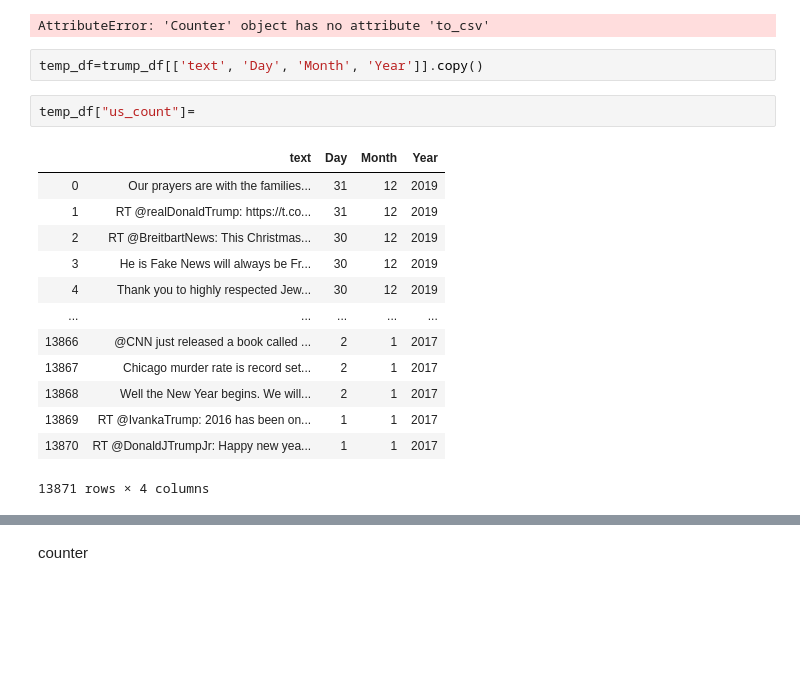
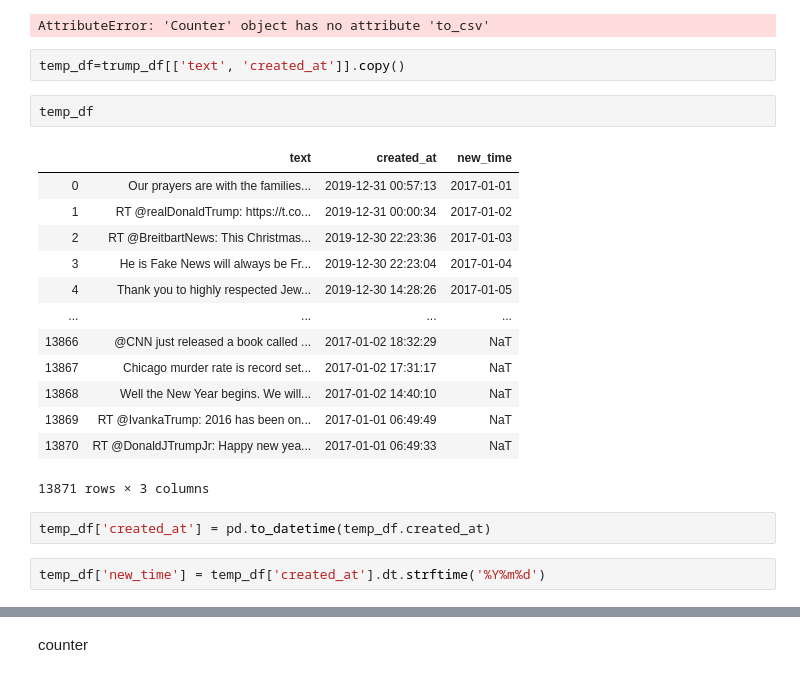
Before and after one commit to cselleck/data-viz-group-project, a Jupyter notebook: tweet_scrape.ipynb, the cells around one changed output, grey strips where cells are left out. Cells and saved outputs as stored; diff of their text form; blank space fills up the shorter version.

```diff
--- a/tweet_scrape.ipynb
+++ b/tweet_scrape.ipynb
@@ -147,20 +147,24 @@ counts.to_csv('tweetcounts.csv')
 # %% [output]
 AttributeError: 'Counter' object has no attribute 'to_csv'
 # %%
-temp_df=trump_df[['text', 'Day', 'Month', 'Year']].copy()
+temp_df=trump_df[['text', 'created_at']].copy()
 # %%
-temp_df["us_count"]=
+temp_df
 # %% [output]
-|  | text | Day | Month | Year |
-| 0 | Our prayers are with the families... | 31 | 12 | 2019 |
-| 1 | RT @realDonaldTrump: https://t.co... | 31 | 12 | 2019 |
-| 2 | RT @BreitbartNews: This Christmas... | 30 | 12 | 2019 |
-| 3 | He is Fake News will always be Fr... | 30 | 12 | 2019 |
-| 4 | Thank you to highly respected Jew... | 30 | 12 | 2019 |
-| ... | ... | ... | ... | ... |
-| 13866 | @CNN just released a book called ... | 2 | 1 | 2017 |
-| 13867 | Chicago murder rate is record set... | 2 | 1 | 2017 |
-| 13868 | Well the New Year begins. We will... | 2 | 1 | 2017 |
-| 13869 | RT @IvankaTrump: 2016 has been on... | 1 | 1 | 2017 |
-| 13870 | RT @DonaldJTrumpJr: Happy new yea... | 1 | 1 | 2017 |
+|  | text | created_at | new_time |
+| 0 | Our prayers are with the families... | 2019-12-31 00:57:13 | 2017-01-01 |
+| 1 | RT @realDonaldTrump: https://t.co... | 2019-12-31 00:00:34 | 2017-01-02 |
+| 2 | RT @BreitbartNews: This Christmas... | 2019-12-30 22:23:36 | 2017-01-03 |
+| 3 | He is Fake News will always be Fr... | 2019-12-30 22:23:04 | 2017-01-04 |
+| 4 | Thank you to highly respected Jew... | 2019-12-30 14:28:26 | 2017-01-05 |
+| ... | ... | ... | ... |
+| 13866 | @CNN just released a book called ... | 2017-01-02 18:32:29 | NaT |
+| 13867 | Chicago murder rate is record set... | 2017-01-02 17:31:17 | NaT |
+| 13868 | Well the New Year begins. We will... | 2017-01-02 14:40:10 | NaT |
+| 13869 | RT @IvankaTrump: 2016 has been on... | 2017-01-01 06:49:49 | NaT |
+| 13870 | RT @DonaldJTrumpJr: Happy new yea... | 2017-01-01 06:49:33 | NaT |
-13871 rows × 4 columns
+13871 rows × 3 columns
+# %%
+temp_df['created_at'] = pd.to_datetime(temp_df.created_at)
+# %%
+temp_df['new_time'] = temp_df['created_at'].dt.strftime('%Y%m%d')
```
Also changed, not shown: parts of 8 cells of this notebook, 3 other files.
